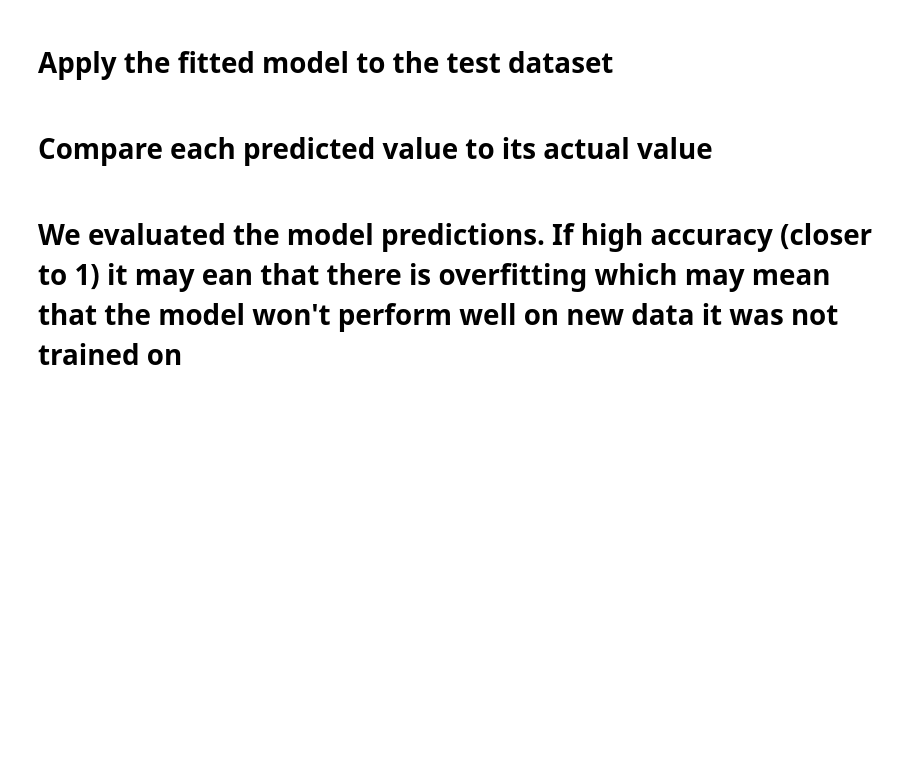
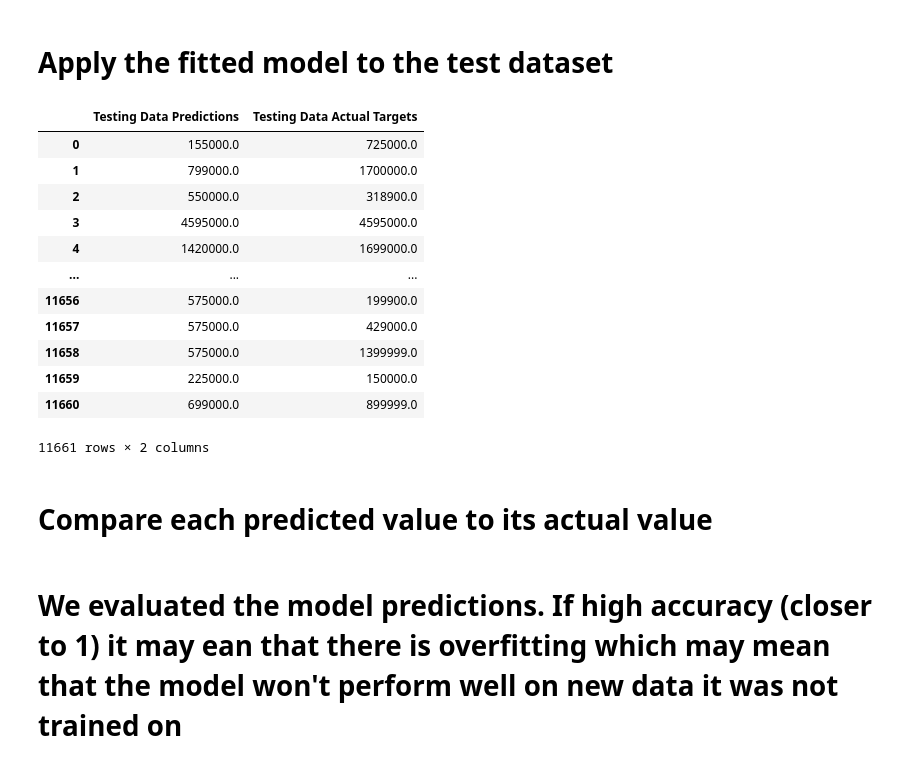
Before and after one commit to galiyaKhusniyarova/Project_2, a Jupyter notebook: main-Copy1.ipynb, the cells around one changed output. Saved outputs shown, nothing was run; the diff lists cells and outputs as text; code cells hidden in the pictures; blank space fills up the shorter version.

```diff
--- a/main-Copy1.ipynb
+++ b/main-Copy1.ipynb
@@ -264,8 +307,22 @@ testing_predictions = logistic_regression_model.predict(y_test)
 # %%
 results_df = pd.DataFrame({
-    "Testing Data Predictions": testing_predictions,
+    "Testing Data Predictions": pred,
     "Testing Data Actual Targets": y_test})
 results_df
+# %% [output]
+|  | Testing Data Predictions | Testing Data Actual Targets |
+| 0 | 155000.0 | 725000.0 |
+| 1 | 799000.0 | 1700000.0 |
+| 2 | 550000.0 | 318900.0 |
+| 3 | 4595000.0 | 4595000.0 |
+| 4 | 1420000.0 | 1699000.0 |
+| ... | ... | ... |
+| 11656 | 575000.0 | 199900.0 |
+| 11657 | 575000.0 | 429000.0 |
+| 11658 | 575000.0 | 1399999.0 |
+| 11659 | 225000.0 | 150000.0 |
+| 11660 | 699000.0 | 899999.0 |
+11661 rows × 2 columns
 # %% [markdown]
 # Compare each predicted value to its actual value
 # %%
```
Also changed, not shown: parts of 8 cells of this notebook.
